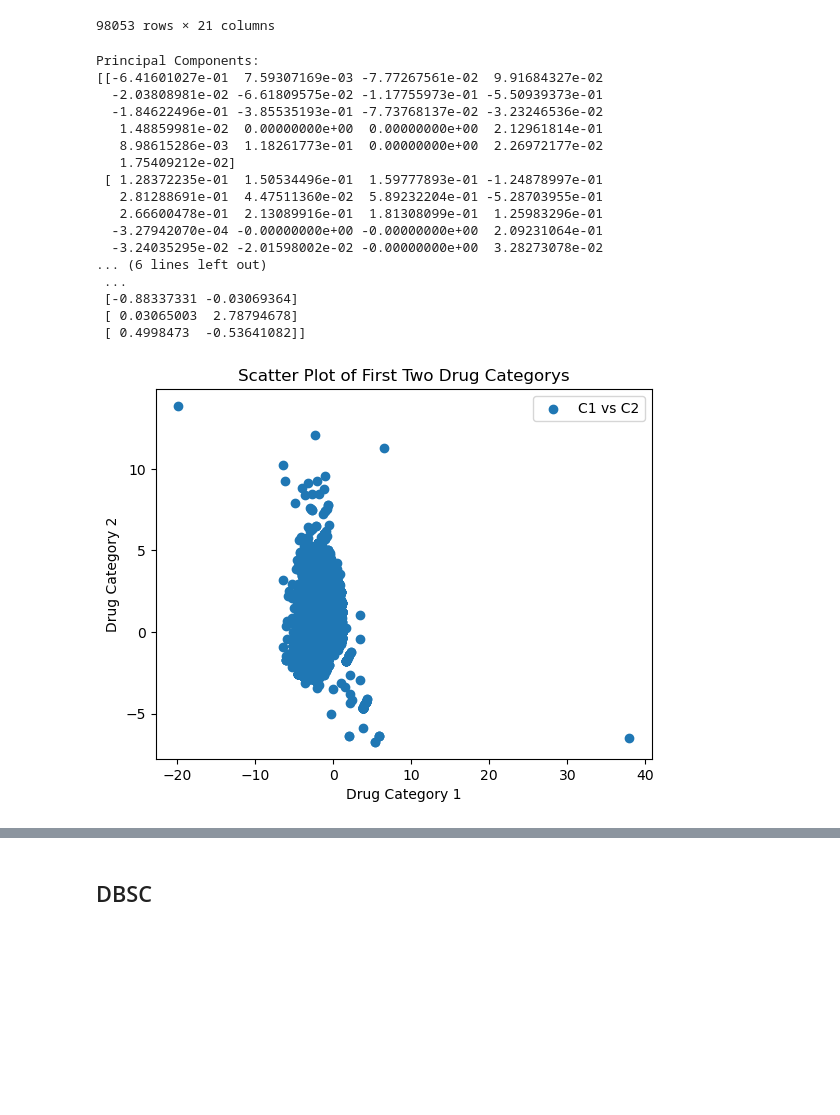
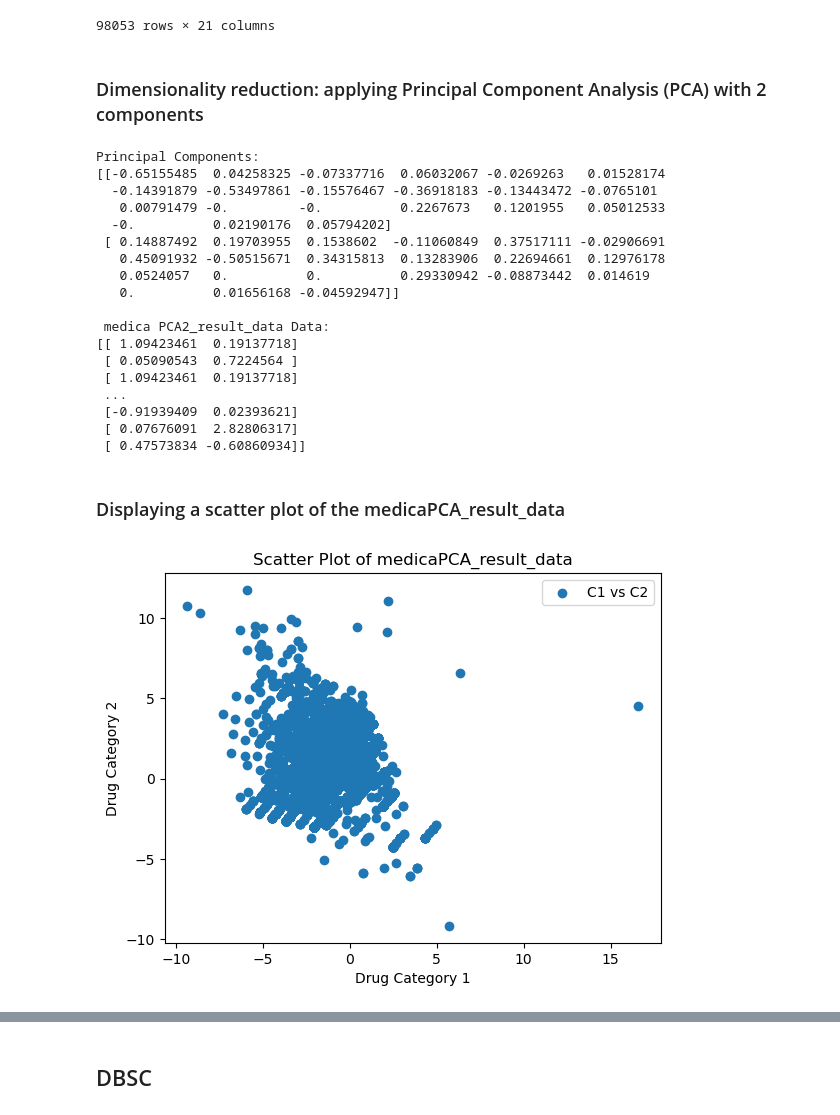
Before and after one commit to mattglenjackson/CP3403_Data_Mining, a Jupyter notebook: AMY_CP3403-project_V2_no_label.ipynb, the cells around one changed output, grey strips where cells are left out. Drawn from its saved outputs; the diff is of its cells as text; code cells hidden in the pictures; blank space fills up the shorter version.

```diff
--- a/AMY_CP3403-project_V2_no_label.ipynb
+++ b/AMY_CP3403-project_V2_no_label.ipynb
@@ -371,12 +378,11 @@ data
 # %%
-# Define the replacement mapping
-mapping = {"No": 0,"Down": 1,"Steady": 2, "Up": 3}
+mapping = {"No": 0, "Down": 1, "Steady": 2, "Up": 3}
 
-# Replace the values in the DataFrame
-data.replace(mapping, inplace=True)
+# Replace medication dosage values in the DataFrame
+medica_data.replace(mapping, inplace=True)
 
 # Display the transformed DataFrame
-print(data.head(15))
+print(medica_data.head(15))
 # %% [output]
     metformin  repaglinide  nateglinide  chlorpropamide  glimepiride  \
 2           0            0            0               0            0
@@ -435,0 +410,14 @@ pd.DataFrame(centroids,columns=data.columns)
+# %%
+from sklearn import cluster
+
+k_means = cluster.KMeans(n_clusters=3, max_iter=50, random_state=1)
+k_means.fit(medica_data.values)
+
+# Obtaining cluster labels
+labels = k_means.labels_
+
+# Renaming 'patient_nbr' to 'patient_ID'
+cluster_data.rename(columns={'patient_nbr': 'patient_ID'}, inplace=True)
+
+# Creating DataFrame of cluster labels with patient IDs
+pd.DataFrame(labels, cluster_data.patient_ID , columns=['Cluster ID'])
@@ -487,12 +515,14 @@ result
 # %%
 import matplotlib.pyplot as plt
 %matplotlib inline
+
+# Calculating SSE for each cluster number using KMeans clustering for medica_data
 
 numClusters = [1,2,3,4,5,6]
 SSE = []
 for k in numClusters:
     k_means = cluster.KMeans(n_clusters=k)
-    k_means.fit(data)
+    k_means.fit(medica_data)
     SSE.append(k_means.inertia_)
 
 plt.plot(numClusters, SSE)
@@ -517,49 +549,55 @@ data
 | 101765 | 0 | 0 | 0 | 0 | 0 | 0 | 2 | 0 | ... |
 | 101766 | 0 | 0 | 0 | 0 | 0 | 0 | 0 | 0 | ... |
 98053 rows × 21 columns
+# %% [markdown]
+### Dimensionality reduction: applying Principal Component Analysis (PCA) with 2 components
 # %%
 from sklearn.decomposition import PCA
 from sklearn.preprocessing import StandardScaler
 
+# Standardizing the data
 scaler = StandardScaler()
-scaled_data = scaler.fit_transform(data)
+scaled_data = scaler.fit_transform(medica_data)
 
 pca = PCA(n_components=2)
 pca.fit(scaled_data)
 
+# Extracting principal components and transforming the scaled data
 principal_components = pca.components_
-PCA_result_data = pca.transform(scaled_data)
+medicaPCA_result_data = pca.transform(scaled_data)
 
 
 print("Principal Components:")
 print(principal_components)
-print("\nPCA2_result_data Data:")
-print(PCA_result_data)
+print("\n medica PCA2_result_data Data:")
+print(medicaPCA_result_data)
 # %% [output]
 Principal Components:
-[[-6.41601027e-01  7.59307169e-03 -7.77267561e-02  9.91684327e-02
-  -2.03808981e-02 -6.61809575e-02 -1.17755973e-01 -5.50939373e-01
-  -1.84622496e-01 -3.85535193e-01 -7.73768137e-02 -3.23246536e-02
-   1.48859981e-02  0.00000000e+00  0.00000000e+00  2.12961814e-01
-   8.98615286e-03  1.18261773e-01  0.00000000e+00  2.26972177e-02
-   1.75409212e-02]
- [ 1.28372235e-01  1.50534496e-01  1.59777893e-01 -1.24878997e-01
-   2.81288691e-01  4.47511360e-02  5.89232204e-01 -5.28703955e-01
-   2.66600478e-01  2.13089916e-01  1.81308099e-01  1.25983296e-01
-  -3.27942070e-04 -0.00000000e+00 -0.00000000e+00  2.09231064e-01
-  -3.24035295e-02 -2.01598002e-02 -0.00000000e+00  3.28273078e-02
-... (6 lines left out)
+[[-0.65155485  0.04258325 -0.07337716  0.06032067 -0.0269263   0.01528174
+  -0.14391879 -0.53497861 -0.15576467 -0.36918183 -0.13443472 -0.0765101
+   0.00791479 -0.         -0.          0.2267673   0.1201955   0.05012533
+  -0.          0.02190176  0.05794202]
+ [ 0.14887492  0.19703955  0.1538602  -0.11060849  0.37517111 -0.02906691
+   0.45091932 -0.50515671  0.34315813  0.13283906  0.22694661  0.12976178
+   0.0524057   0.          0.          0.29330942 -0.08873442  0.014619
+   0.          0.01656168 -0.04592947]]
+
+ medica PCA2_result_data Data:
+[[ 1.09423461  0.19137718]
+ [ 0.05090543  0.7224564 ]
+ [ 1.09423461  0.19137718]
  ...
- [-0.88337331 -0.03069364]
- [ 0.03065003  2.78794678]
- [ 0.4998473  -0.53641082]]
+ [-0.91939409  0.02393621]
+ [ 0.07676091  2.82806317]
+ [ 0.47573834 -0.60860934]]
+# %% [markdown]
+### Displaying a scatter plot of the medicaPCA_result_data
 # %%
-# Create a scatter plot of the first two principal components
-plt.scatter(PCA_result_data[:, 0], PCA_result_data[:, 1], label='C1 vs C2')
+plt.scatter(medicaPCA_result_data[:, 0], medicaPCA_result_data[:, 1], label='C1 vs C2')
 plt.xlabel('Drug Category 1')
 plt.ylabel('Drug Category 2')
-plt.title('Scatter Plot of First Two Drug Categorys')
+plt.title('Scatter Plot of medicaPCA_result_data')
 plt.legend()
 plt.show()
 # %% [output]
-[figure, old version]
+[figure, new version]
```
Also changed, not shown: parts of 44 cells of this notebook.
